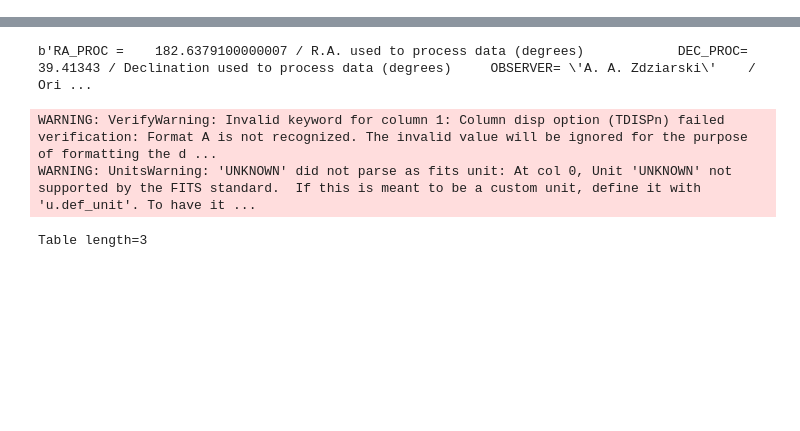
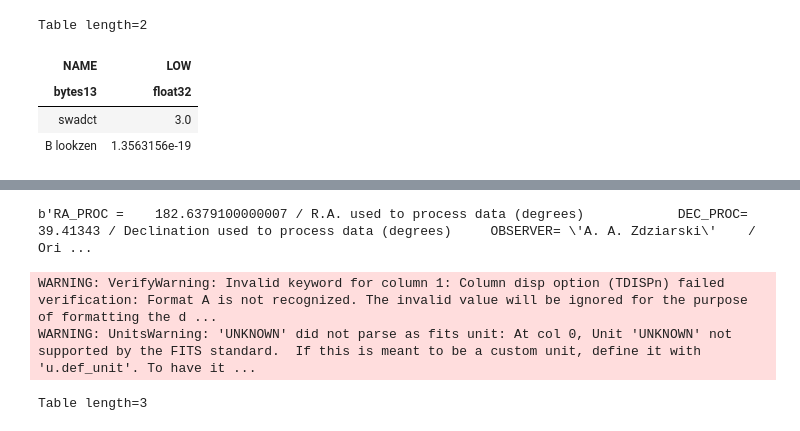
Before and after one commit to Schwarzam/astrors, a Jupyter notebook: dev/testing.ipynb, the cells around one changed output, grey strips where cells are left out. Saved outputs shown, nothing was run; the diff lists cells and outputs as text; code cells hidden in the pictures; blank space fills up the shorter version.

```diff
--- a/dev/testing.ipynb
+++ b/dev/testing.ipynb
@@ -5,0 +26,8 @@ hdus = fits.open("../tests/data/EUVEngc4151imgx.fits")
+# %%
+Table.read("../tests/data/outputs/EUVEngc4151imgx_written_by_astrors.fits", hdu=2)
+# %% [output]
+Table length=2
+| NAME | LOW |
+| bytes13 | float32 |
+| swadct | 3.0 |
+| B lookzen | 1.3563156e-19 |
```
Also changed, not shown: parts of 2 cells of this notebook, 6 other files.
